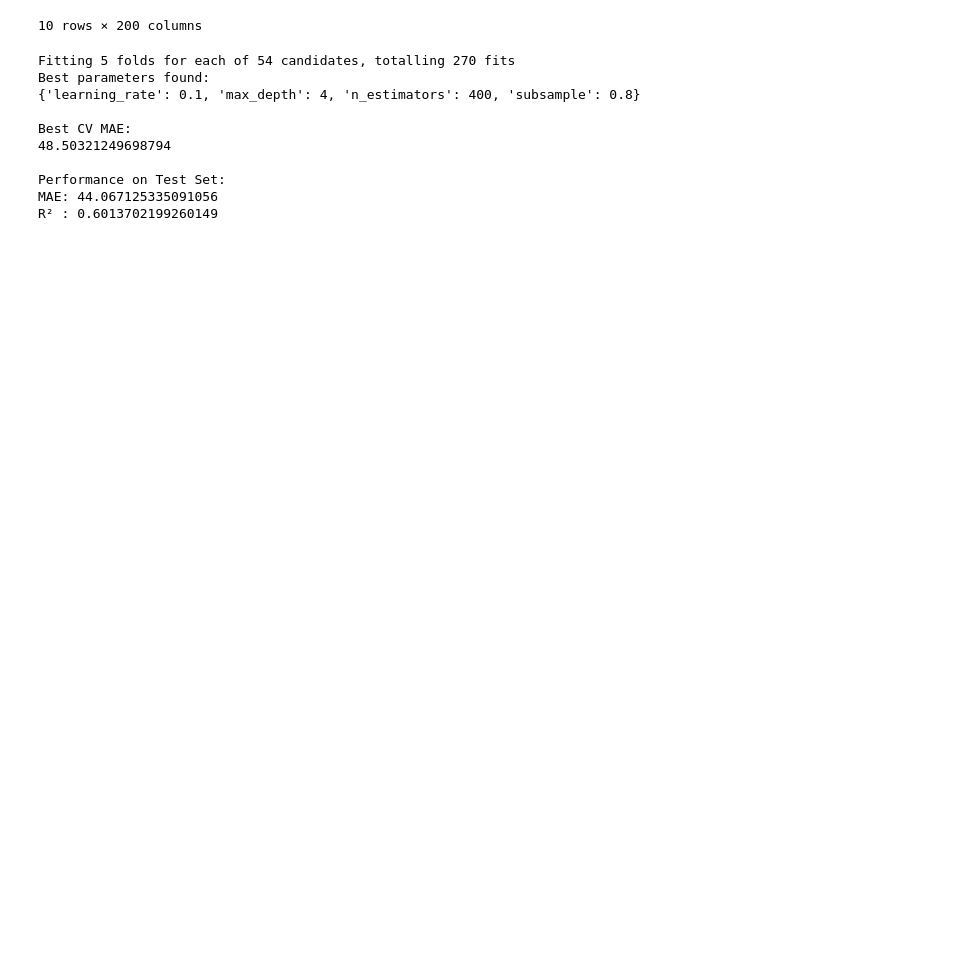
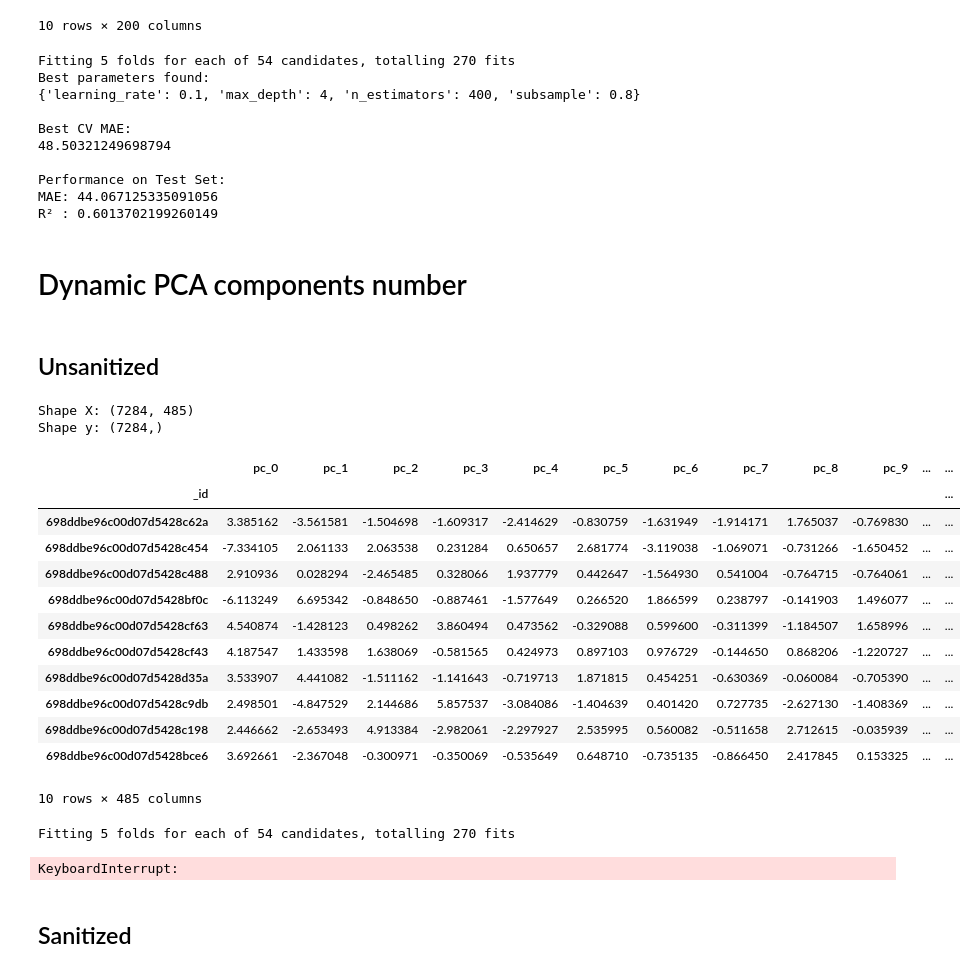
Before and after one commit to VBacchelli/polymer_prediction, a Jupyter notebook: ChemBERTa-tests/chembberta_embedding_training.ipynb, the cells around one changed output. Cells and saved outputs as stored; diff of their text form; code cells hidden in the pictures; blank space fills up the shorter version.

Commit message:
moved ChemBERTa tests in separate folder, fixed gitignore

```diff
--- a/chembberta_embedding_training.ipynb
+++ b/ChemBERTa-tests/chembberta_embedding_training.ipynb
@@ -548,3 +549,79 @@ Best CV MAE:
 Performance on Test Set:
 MAE: 44.067125335091056
 R² : 0.6013702199260149
+# %% [markdown]
+# Dynamic PCA components number
+# %% [markdown]
+## Unsanitized
+# %%
+X_dyn = pd.read_csv(f"chemberta_embeddings_dynamic_{collection_name}.csv", sep=",").set_index("_id")
+
+print("Shape X:", X_dyn.shape)
+print("Shape y:", y.shape)
+X_dyn.sample(10)
+# %% [output]
+Shape X: (7284, 485)
+Shape y: (7284,)
+|  | pc_0 | pc_1 | pc_2 | pc_3 | pc_4 | pc_5 | pc_6 | pc_7 | pc_8 | pc_9 | ... | ... |
+| _id |  |  |  |  |  |  |  |  |  |  |  | ... |
+| 698ddbe96c00d07d5428c62a | 3.385162 | -3.561581 | -1.504698 | -1.609317 | -2.414629 | -0.830759 | -1.631949 | -1.914171 | 1.765037 | -0.769830 | ... | ... |
+| 698ddbe96c00d07d5428c454 | -7.334105 | 2.061133 | 2.063538 | 0.231284 | 0.650657 | 2.681774 | -3.119038 | -1.069071 | -0.731266 | -1.650452 | ... | ... |
+| 698ddbe96c00d07d5428c488 | 2.910936 | 0.028294 | -2.465485 | 0.328066 | 1.937779 | 0.442647 | -1.564930 | 0.541004 | -0.764715 | -0.764061 | ... | ... |
+| 698ddbe96c00d07d5428bf0c | -6.113249 | 6.695342 | -0.848650 | -0.887461 | -1.577649 | 0.266520 | 1.866599 | 0.238797 | -0.141903 | 1.496077 | ... | ... |
+| 698ddbe96c00d07d5428cf63 | 4.540874 | -1.428123 | 0.498262 | 3.860494 | 0.473562 | -0.329088 | 0.599600 | -0.311399 | -1.184507 | 1.658996 | ... | ... |
+| 698ddbe96c00d07d5428cf43 | 4.187547 | 1.433598 | 1.638069 | -0.581565 | 0.424973 | 0.897103 | 0.976729 | -0.144650 | 0.868206 | -1.220727 | ... | ... |
+| 698ddbe96c00d07d5428d35a | 3.533907 | 4.441082 | -1.511162 | -1.141643 | -0.719713 | 1.871815 | 0.454251 | -0.630369 | -0.060084 | -0.705390 | ... | ... |
+| 698ddbe96c00d07d5428c9db | 2.498501 | -4.847529 | 2.144686 | 5.857537 | -3.084086 | -1.404639 | 0.401420 | 0.727735 | -2.627130 | -1.408369 | ... | ... |
+| 698ddbe96c00d07d5428c198 | 2.446662 | -2.653493 | 4.913384 | -2.982061 | -2.297927 | 2.535995 | 0.560082 | -0.511658 | 2.712615 | -0.035939 | ... | ... |
+| 698ddbe96c00d07d5428bce6 | 3.692661 | -2.367048 | -0.300971 | -0.350069 | -0.535649 | 0.648710 | -0.735135 | -0.866450 | 2.417845 | 0.153325 | ... | ... |
+10 rows × 485 columns
+# %%
+from sklearn.model_selection import GridSearchCV, KFold
+
+param_grid = {
+    "n_estimators": [100, 200, 400],
+    "learning_rate": [0.01, 0.05, 0.1],
+    "max_depth": [2, 3, 4],
+    "subsample": [0.8, 1.0]
+}
+
+gb = GradientBoostingRegressor(random_state=random_state)
+X_train_dyn, X_test_dyn, y_train, y_test = train_test_split(X_dyn, y, test_size=0.2,random_state=random_state)
+
+# Cross-validation 5 fold
+cv = KFold(n_splits=5, shuffle=True, random_state=random_state)
+
+# Grid search
+grid_search = GridSearchCV(
+    estimator=gb,
+    param_grid=param_grid,
+    scoring="neg_mean_absolute_error",
+    cv=cv,
+    n_jobs=-1,
+    verbose=1
+)
+
+grid_search.fit(X_train_dyn, y_train)
+
+# Risultati tuning
+print("Best parameters found:")
+print(grid_search.best_params_)
+
+print("\nBest CV MAE:")
+print(-grid_search.best_score_)
+
+# Valutazione finale su test set
+best_model = grid_search.best_estimator_
+pred_dyn = best_model.predict(X_test_dyn)
+
+mae = mean_absolute_error(y_test, pred_dyn)
+r2 = r2_score(y_test, pred_dyn)
+
+print("\nPerformance on Test Set:")
+print(f"MAE: {mae}")
+print(f"R² : {r2}")
+# %% [output]
+Fitting 5 folds for each of 54 candidates, totalling 270 fits
+KeyboardInterrupt:
+# %% [markdown]
+## Sanitized
```
Also changed, not shown: parts of 10 cells of this notebook, 2 other files.
